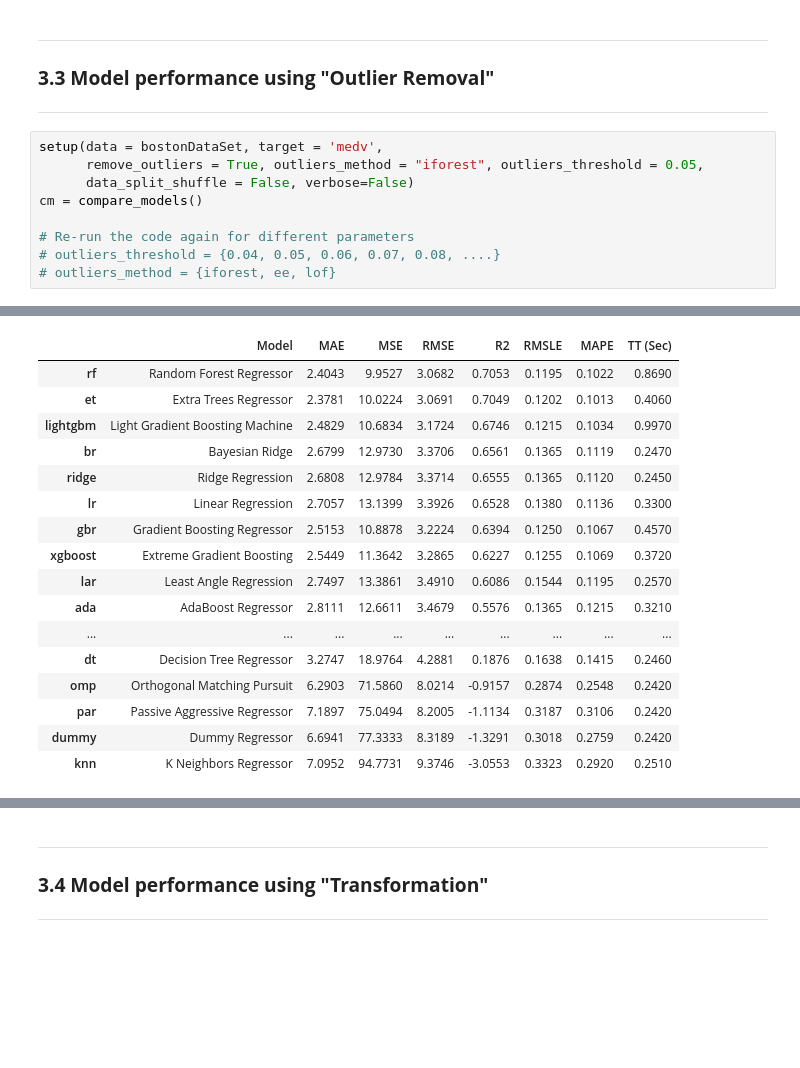
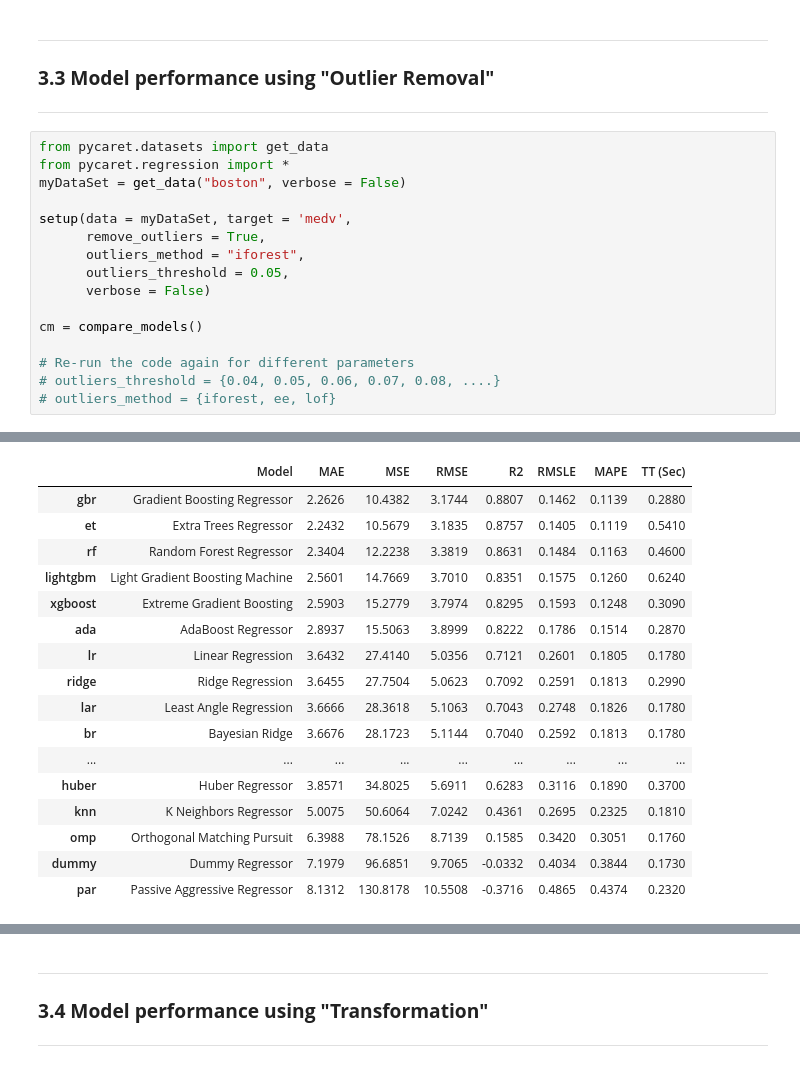
Before and after one commit to psrana/Machine-Learning-using-PyCaret, a Jupyter notebook: 01_Regression.ipynb, the cells around one changed output, grey strips where cells are left out. Cells and saved outputs as stored; diff of their text form; blank space fills up the shorter version.

```diff
--- a/01_Regression.ipynb
+++ b/01_Regression.ipynb
@@ -293,33 +373,40 @@ cm = compare_models()
 ### **3.3 Model performance using "Outlier Removal"**
 ---
 # %%
-setup(data = bostonDataSet, target = 'medv',
-      remove_outliers = True, outliers_method = "iforest", outliers_threshold = 0.05,
-      data_split_shuffle = False, verbose=False)
+from pycaret.datasets import get_data
+from pycaret.regression import *
+myDataSet = get_data("boston", verbose = False)
+
+setup(data = myDataSet, target = 'medv',
+      remove_outliers = True,
+      outliers_method = "iforest",
+      outliers_threshold = 0.05,
+      verbose = False)
+
 cm = compare_models()
 
 # Re-run the code again for different parameters
 # outliers_threshold = {0.04, 0.05, 0.06, 0.07, 0.08, ....}
 # outliers_method = {iforest, ee, lof}
 # %% [output]
 [interactive output not drawn]
 |  | Model | MAE | MSE | RMSE | R2 | RMSLE | MAPE | TT (Sec) |
-| rf | Random Forest Regressor | 2.4043 | 9.9527 | 3.0682 | 0.7053 | 0.1195 | 0.1022 | 0.8690 |
-| et | Extra Trees Regressor | 2.3781 | 10.0224 | 3.0691 | 0.7049 | 0.1202 | 0.1013 | 0.4060 |
-| lightgbm | Light Gradient Boosting Machine | 2.4829 | 10.6834 | 3.1724 | 0.6746 | 0.1215 | 0.1034 | 0.9970 |
-| br | Bayesian Ridge | 2.6799 | 12.9730 | 3.3706 | 0.6561 | 0.1365 | 0.1119 | 0.2470 |
-| ridge | Ridge Regression | 2.6808 | 12.9784 | 3.3714 | 0.6555 | 0.1365 | 0.1120 | 0.2450 |
-| lr | Linear Regression | 2.7057 | 13.1399 | 3.3926 | 0.6528 | 0.1380 | 0.1136 | 0.3300 |
-| gbr | Gradient Boosting Regressor | 2.5153 | 10.8878 | 3.2224 | 0.6394 | 0.1250 | 0.1067 | 0.4570 |
-| xgboost | Extreme Gradient Boosting | 2.5449 | 11.3642 | 3.2865 | 0.6227 | 0.1255 | 0.1069 | 0.3720 |
-| lar | Least Angle Regression | 2.7497 | 13.3861 | 3.4910 | 0.6086 | 0.1544 | 0.1195 | 0.2570 |
-| ada | AdaBoost Regressor | 2.8111 | 12.6611 | 3.4679 | 0.5576 | 0.1365 | 0.1215 | 0.3210 |
+| gbr | Gradient Boosting Regressor | 2.2626 | 10.4382 | 3.1744 | 0.8807 | 0.1462 | 0.1139 | 0.2880 |
+| et | Extra Trees Regressor | 2.2432 | 10.5679 | 3.1835 | 0.8757 | 0.1405 | 0.1119 | 0.5410 |
+| rf | Random Forest Regressor | 2.3404 | 12.2238 | 3.3819 | 0.8631 | 0.1484 | 0.1163 | 0.4600 |
+| lightgbm | Light Gradient Boosting Machine | 2.5601 | 14.7669 | 3.7010 | 0.8351 | 0.1575 | 0.1260 | 0.6240 |
+| xgboost | Extreme Gradient Boosting | 2.5903 | 15.2779 | 3.7974 | 0.8295 | 0.1593 | 0.1248 | 0.3090 |
+| ada | AdaBoost Regressor | 2.8937 | 15.5063 | 3.8999 | 0.8222 | 0.1786 | 0.1514 | 0.2870 |
+| lr | Linear Regression | 3.6432 | 27.4140 | 5.0356 | 0.7121 | 0.2601 | 0.1805 | 0.1780 |
+| ridge | Ridge Regression | 3.6455 | 27.7504 | 5.0623 | 0.7092 | 0.2591 | 0.1813 | 0.2990 |
+| lar | Least Angle Regression | 3.6666 | 28.3618 | 5.1063 | 0.7043 | 0.2748 | 0.1826 | 0.1780 |
+| br | Bayesian Ridge | 3.6676 | 28.1723 | 5.1144 | 0.7040 | 0.2592 | 0.1813 | 0.1780 |
 | ... | ... | ... | ... | ... | ... | ... | ... | ... |
-| dt | Decision Tree Regressor | 3.2747 | 18.9764 | 4.2881 | 0.1876 | 0.1638 | 0.1415 | 0.2460 |
-| omp | Orthogonal Matching Pursuit | 6.2903 | 71.5860 | 8.0214 | -0.9157 | 0.2874 | 0.2548 | 0.2420 |
-| par | Passive Aggressive Regressor | 7.1897 | 75.0494 | 8.2005 | -1.1134 | 0.3187 | 0.3106 | 0.2420 |
-| dummy | Dummy Regressor | 6.6941 | 77.3333 | 8.3189 | -1.3291 | 0.3018 | 0.2759 | 0.2420 |
-| knn | K Neighbors Regressor | 7.0952 | 94.7731 | 9.3746 | -3.0553 | 0.3323 | 0.2920 | 0.2510 |
+| huber | Huber Regressor | 3.8571 | 34.8025 | 5.6911 | 0.6283 | 0.3116 | 0.1890 | 0.3700 |
+| knn | K Neighbors Regressor | 5.0075 | 50.6064 | 7.0242 | 0.4361 | 0.2695 | 0.2325 | 0.1810 |
+| omp | Orthogonal Matching Pursuit | 6.3988 | 78.1526 | 8.7139 | 0.1585 | 0.3420 | 0.3051 | 0.1760 |
+| dummy | Dummy Regressor | 7.1979 | 96.6851 | 9.7065 | -0.0332 | 0.4034 | 0.3844 | 0.1730 |
+| par | Passive Aggressive Regressor | 8.1312 | 130.8178 | 10.5508 | -0.3716 | 0.4865 | 0.4374 | 0.2320 |
 [interactive output not drawn]
 # %% [markdown]
 ---
```
Also changed, not shown: parts of 61 cells of this notebook.
